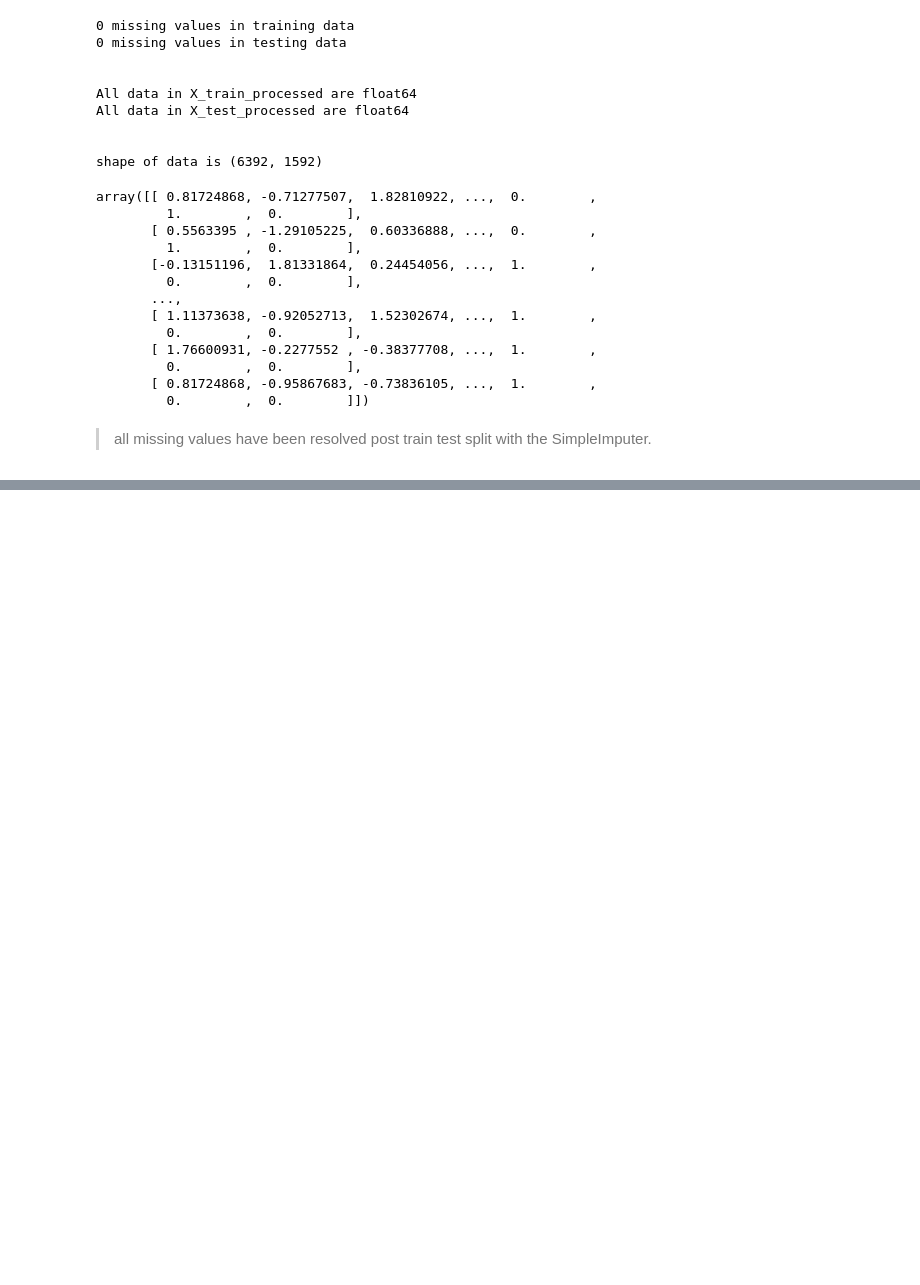
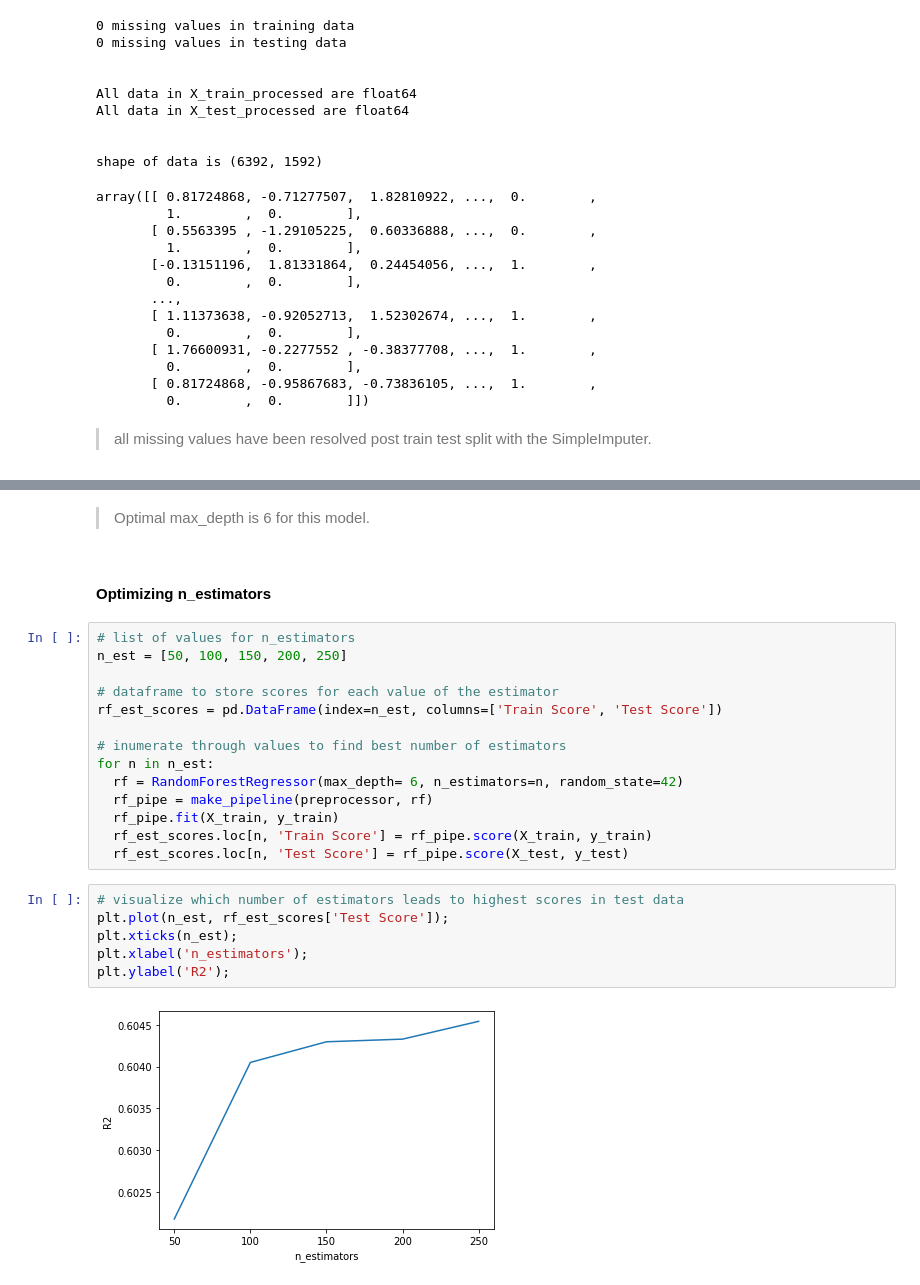
Before and after one commit to dcreeder89/Coding-Dojo-Project_1, a Jupyter notebook: 1_Reeder_Food_Sales_Predictions.ipynb, the cells around one changed output, grey strips where cells are left out. Cells and saved outputs as stored; diff of their text form; blank space fills up the shorter version.

```diff
--- a/1_Reeder_Food_Sales_Predictions.ipynb
+++ b/1_Reeder_Food_Sales_Predictions.ipynb
@@ -843,0 +1185,26 @@ array([[ 0.81724868, -0.71277507,  1.82810922, ...,  0.        ,
+# %% [markdown]
+> Optimal max_depth is 6 for this model.
+# %% [markdown]
+#### Optimizing n_estimators
+# %%
+# list of values for n_estimators
+n_est = [50, 100, 150, 200, 250]
+
+# dataframe to store scores for each value of the estimator
+rf_est_scores = pd.DataFrame(index=n_est, columns=['Train Score', 'Test Score'])
+
+# inumerate through values to find best number of estimators
+for n in n_est:
+  rf = RandomForestRegressor(max_depth= 6, n_estimators=n, random_state=42)
+  rf_pipe = make_pipeline(preprocessor, rf)
+  rf_pipe.fit(X_train, y_train)
+  rf_est_scores.loc[n, 'Train Score'] = rf_pipe.score(X_train, y_train)
+  rf_est_scores.loc[n, 'Test Score'] = rf_pipe.score(X_test, y_test)
+# %%
+# visualize which number of estimators leads to highest scores in test data
+plt.plot(n_est, rf_est_scores['Test Score']);
+plt.xticks(n_est);
+plt.xlabel('n_estimators');
+plt.ylabel('R2');
+# %% [output]
+[figure, added]
```
Also changed, not shown: parts of 62 cells of this notebook.
